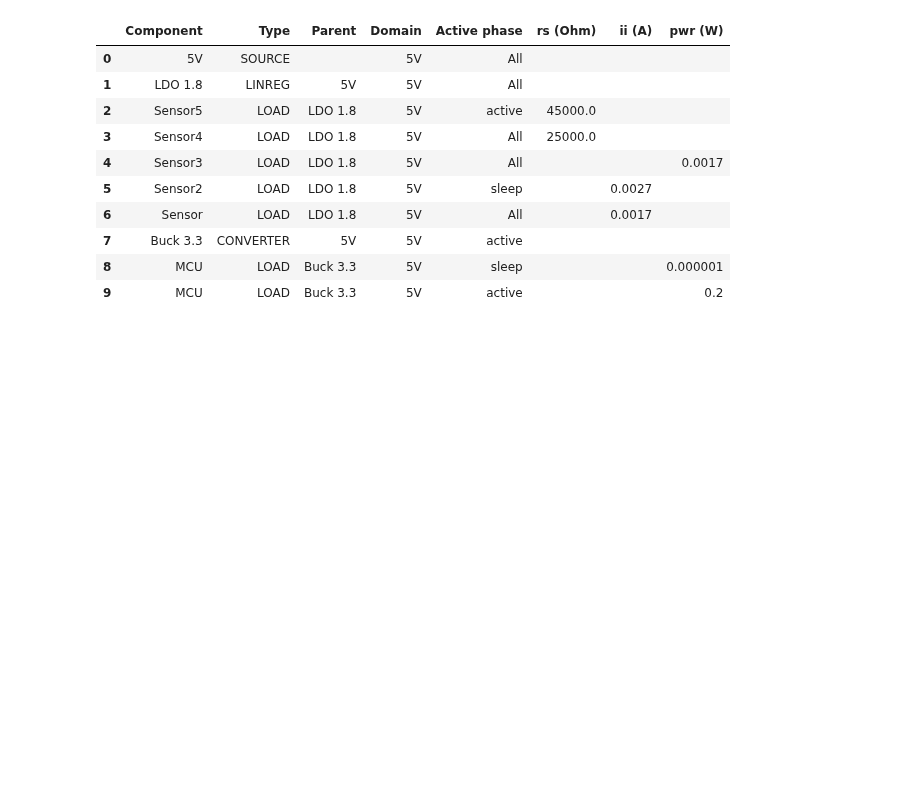
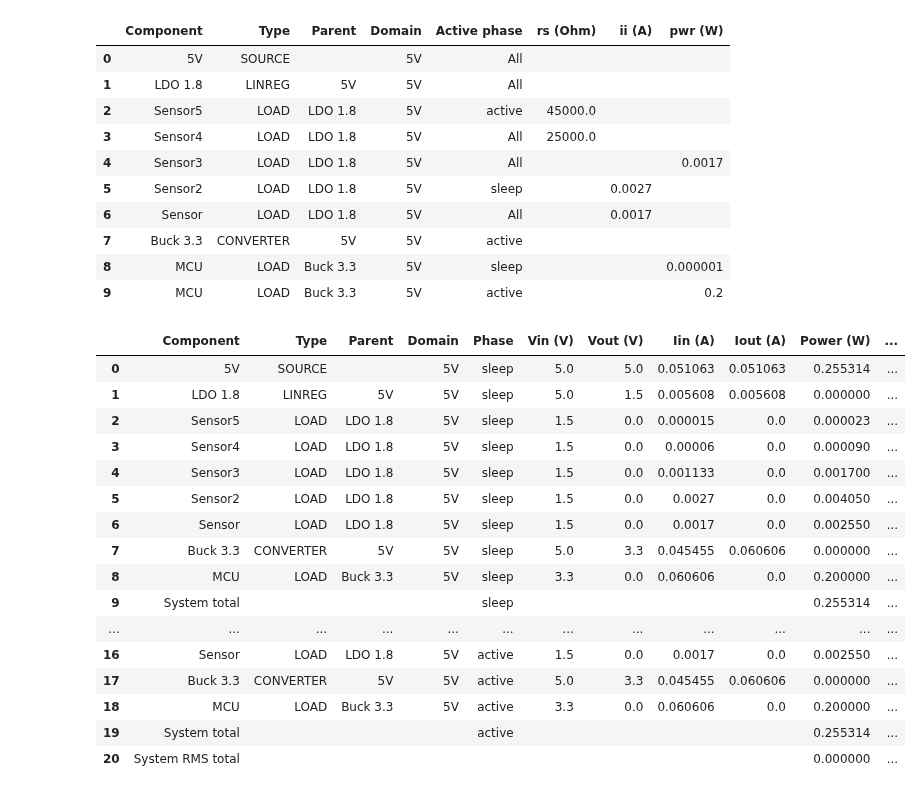
Before and after one commit to geddy11/tmp_sl, a Jupyter notebook: work/sysLoss.ipynb, the cells around one changed output. Cells and saved outputs as stored; diff of their text form; code cells hidden in the pictures; blank space fills up the shorter version.

```diff
--- a/work/sysLoss.ipynb
+++ b/work/sysLoss.ipynb
@@ -1218,3 +1262,23 @@ df
 | 7 | Buck 3.3 | CONVERTER | 5V | 5V | active |  |  |  |
 | 8 | MCU | LOAD | Buck 3.3 | 5V | sleep |  |  | 0.000001 |
 | 9 | MCU | LOAD | Buck 3.3 | 5V | active |  |  | 0.2 |
+# %%
+case15.solve()
+# %% [output]
+|  | Component | Type | Parent | Domain | Phase | Vin (V) | Vout (V) | Iin (A) | Iout (A) | Power (W) | ... |
+| 0 | 5V | SOURCE |  | 5V | sleep | 5.0 | 5.0 | 0.051063 | 0.051063 | 0.255314 | ... |
+| 1 | LDO 1.8 | LINREG | 5V | 5V | sleep | 5.0 | 1.5 | 0.005608 | 0.005608 | 0.000000 | ... |
+| 2 | Sensor5 | LOAD | LDO 1.8 | 5V | sleep | 1.5 | 0.0 | 0.000015 | 0.0 | 0.000023 | ... |
+| 3 | Sensor4 | LOAD | LDO 1.8 | 5V | sleep | 1.5 | 0.0 | 0.00006 | 0.0 | 0.000090 | ... |
+| 4 | Sensor3 | LOAD | LDO 1.8 | 5V | sleep | 1.5 | 0.0 | 0.001133 | 0.0 | 0.001700 | ... |
+| 5 | Sensor2 | LOAD | LDO 1.8 | 5V | sleep | 1.5 | 0.0 | 0.0027 | 0.0 | 0.004050 | ... |
+| 6 | Sensor | LOAD | LDO 1.8 | 5V | sleep | 1.5 | 0.0 | 0.0017 | 0.0 | 0.002550 | ... |
+| 7 | Buck 3.3 | CONVERTER | 5V | 5V | sleep | 5.0 | 3.3 | 0.045455 | 0.060606 | 0.000000 | ... |
+| 8 | MCU | LOAD | Buck 3.3 | 5V | sleep | 3.3 | 0.0 | 0.060606 | 0.0 | 0.200000 | ... |
+| 9 | System total |  |  |  | sleep |  |  |  |  | 0.255314 | ... |
+| ... | ... | ... | ... | ... | ... | ... | ... | ... | ... | ... | ... |
+| 16 | Sensor | LOAD | LDO 1.8 | 5V | active | 1.5 | 0.0 | 0.0017 | 0.0 | 0.002550 | ... |
+| 17 | Buck 3.3 | CONVERTER | 5V | 5V | active | 5.0 | 3.3 | 0.045455 | 0.060606 | 0.000000 | ... |
+| 18 | MCU | LOAD | Buck 3.3 | 5V | active | 3.3 | 0.0 | 0.060606 | 0.0 | 0.200000 | ... |
+| 19 | System total |  |  |  | active |  |  |  |  | 0.255314 | ... |
+| 20 | System RMS total |  |  |  |  |  |  |  |  | 0.000000 | ... |
```
Also changed, not shown: parts of 4 cells of this notebook, 2 other files.
